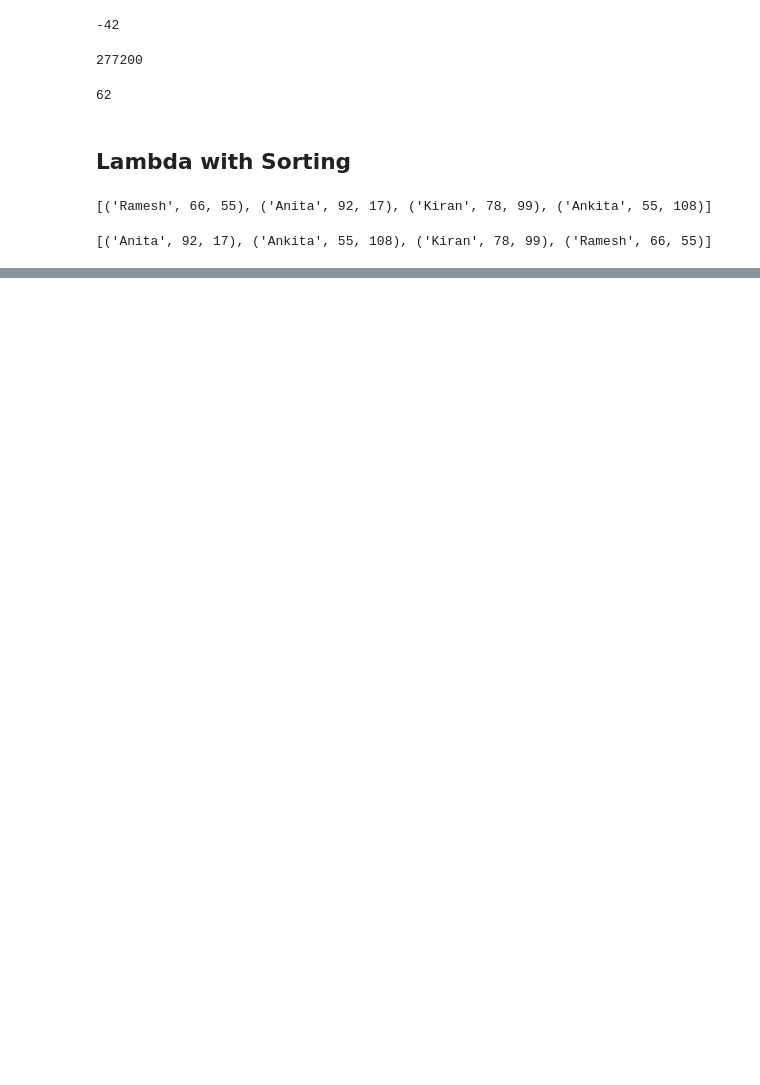
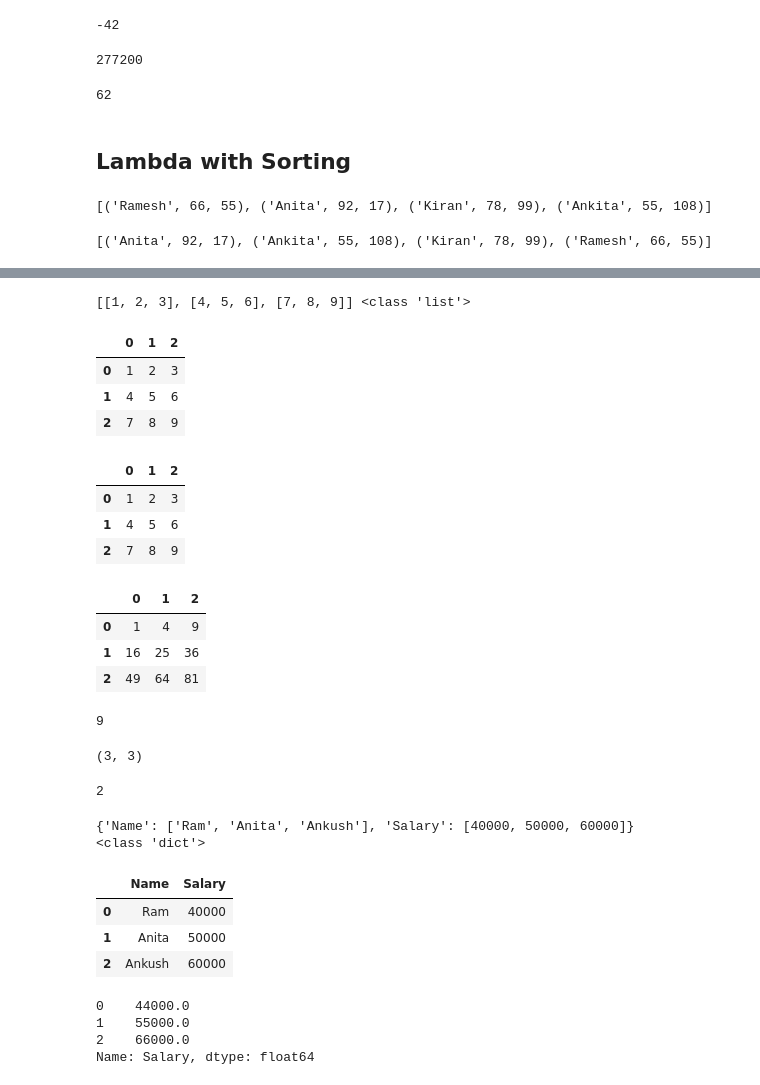
Before and after one commit to sharmaRoushan-Official/python2036, a Jupyter notebook: 15.Lambda.ipynb, the cells around one changed output, grey strips where cells are left out. Drawn from its saved outputs; the diff is of its cells as text; code cells hidden in the pictures; blank space fills up the shorter version.

```diff
--- a/15.Lambda.ipynb
+++ b/15.Lambda.ipynb
@@ -319,0 +392,74 @@ sorted(students, key= lambda x:x[0])
+# %%
+data1 = [
+    [1,2,3],
+    [4,5,6],
+    [7,8,9]
+]
+print(data1, type(data))
+# %% [output]
+[[1, 2, 3], [4, 5, 6], [7, 8, 9]] <class 'list'>
+# %%
+df2 = pd.DataFrame(data1)
+df2
+# %% [output]
+|  | 0 | 1 | 2 |
+| 0 | 1 | 2 | 3 |
+| 1 | 4 | 5 | 6 |
+| 2 | 7 | 8 | 9 |
+# %%
+df2
+# %% [output]
+|  | 0 | 1 | 2 |
+| 0 | 1 | 2 | 3 |
+| 1 | 4 | 5 | 6 |
+| 2 | 7 | 8 | 9 |
+# %%
+### Square of the value
+
+sqrDF = df2.apply(lambda a:a**2)
+sqrDF
+# %% [output]
+|  | 0 | 1 | 2 |
+| 0 | 1 | 4 | 9 |
+| 1 | 16 | 25 | 36 |
+| 2 | 49 | 64 | 81 |
+# %%
+df2.size
+# %% [output]
+9
+# %%
+df2.shape
+# %% [output]
+(3, 3)
+# %%
+df2.ndim
+# %% [output]
+2
+# %%
+data3 = {
+    "Name":["Ram","Anita","Ankush"],
+    "Salary":[40000,50000,60000]
+    }
+print(data3)
+print(type(data3))
+# %% [output]
+{'Name': ['Ram', 'Anita', 'Ankush'], 'Salary': [40000, 50000, 60000]}
+<class 'dict'>
+# %%
+df3 = pd.DataFrame(data3)
+df3
+# %% [output]
+|  | Name | Salary |
+| 0 | Ram | 40000 |
+| 1 | Anita | 50000 |
+| 2 | Ankush | 60000 |
+# %%
+### 10% of the salary
+
+df4 = df3['Salary'].apply(lambda x:x+((x*10)/100))
+df4
+# %% [output]
+0    44000.0
+1    55000.0
+2    66000.0
+Name: Salary, dtype: float64
```
Also changed, not shown: parts of 26 cells of this notebook.
